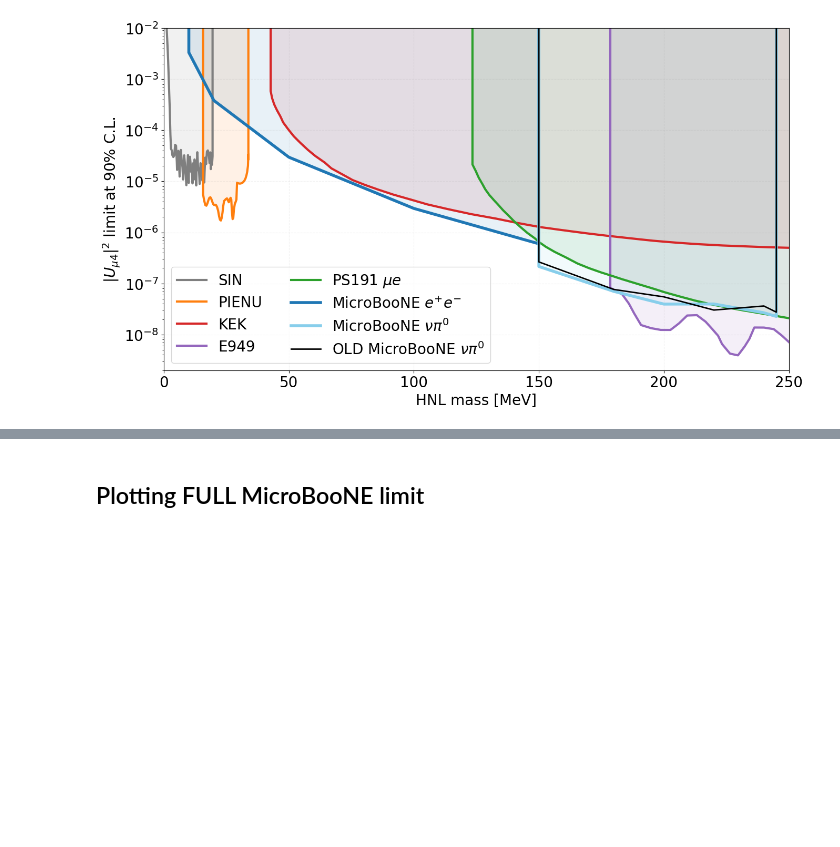
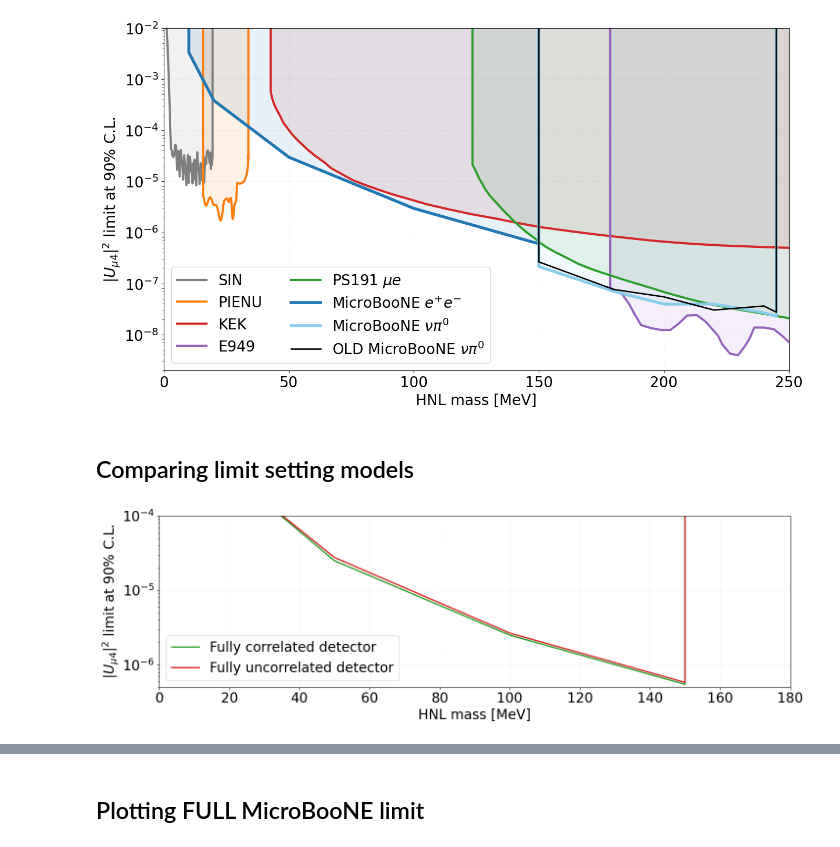
Before and after one commit to dmarsden01/uboone_HNL_analysis, a Jupyter notebook: 5_Limit_plotting.ipynb, the cells around one changed output, grey strips where cells are left out. Drawn from its saved outputs; the diff is of its cells as text; code cells hidden in the pictures; blank space fills up the shorter version.

```diff
--- a/5_Limit_plotting.ipynb
+++ b/5_Limit_plotting.ipynb
@@ -207,3 +195,30 @@ if savefig == True:
     plt.savefig('plots/Limits/'+name+'.pdf',bbox_inches='tight', pad_inches=0.3)
     plt.savefig('plots/Limits/'+name+'.png',bbox_inches='tight', pad_inches=0.3)
 plt.show()
+# %% [markdown]
+## Comparing limit setting models
+# %%
+uboone_full_corr = Functions.Pandafy('limit_files/My_limits/observed_Full_sys_5_bins_ee_full_Finished_10full_corr_detvar.csv')
+uboone_full_uncorr = Functions.Pandafy('limit_files/My_limits/observed_Full_sys_5_bins_ee_full_Finished_10full_uncorr_detvar.csv')
+uboone_full_uncorr_dirt_sep = Functions.Pandafy('limit_files/My_limits/observed_Full_sys_5_bins_ee_full_Finished_10full_uncorr_dirt_sep.csv')
+uboone_quadsum = Functions.Pandafy('limit_files/My_limits/observed_Full_sys_5_bins_ee_full_Finished_10all_same.csv')
+
+plt.plot(uboone_full_corr['Mass'],uboone_full_corr['Value'],label=r"Fully correlated detector",color="C2",lw=2)
+plt.plot(uboone_full_uncorr['Mass'],uboone_full_uncorr['Value'],label=r"Fully uncorrelated detector",color="C3",lw=2)
+# plt.plot(uboone_full_uncorr_dirt_sep['Mass'],uboone_full_uncorr_dirt_sep['Value'],label=r"Fully uncorrelated dirt separated",color="C4",
+#          lw=2, linestyle="dashed")
+# plt.plot(uboone_quadsum['Mass'],uboone_quadsum['Value'],label=r"Quadsum all",color="C5",lw=2, linestyle="dashed")
+
+plt.xlabel('HNL mass [MeV]',fontsize=20)
+plt.ylabel(r'$|U_{\mu 4}|^2$ limit at 90% C.L.',fontsize=20)
+plt.legend()
+plt.ylim(5e-7,1e-4)
+plt.xlim(0.00,180)
+plt.grid(ls='--',color='C7',alpha=0.1)
+plt.yscale('log')
+plt.tick_params(axis='x', labelsize=20)
+plt.tick_params(axis='y', labelsize=20)
+plt.legend(prop={'size': 20})
+plt.tight_layout()
+# %% [output]
+[figure, added]
```
Also changed, not shown: parts of 4 cells of this notebook, 5 other files.
